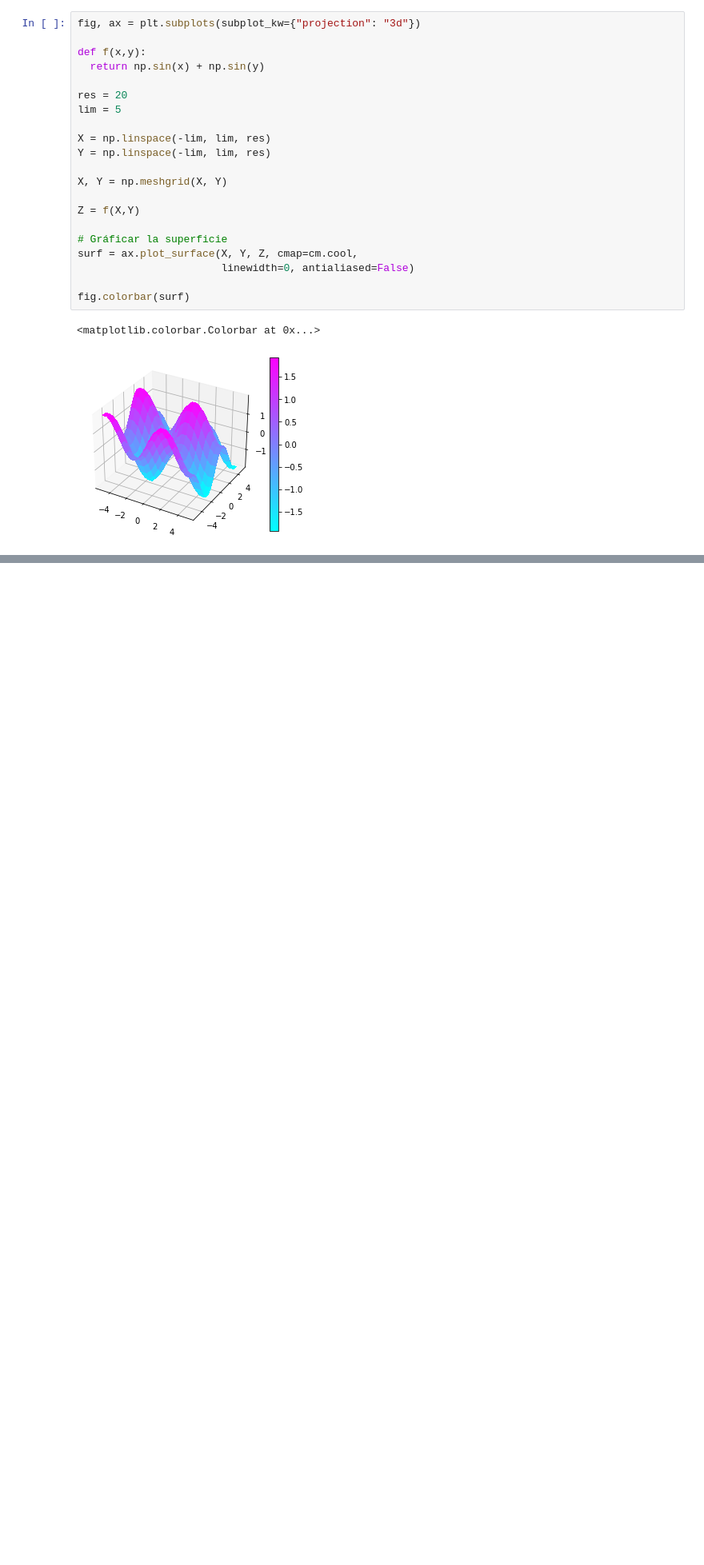
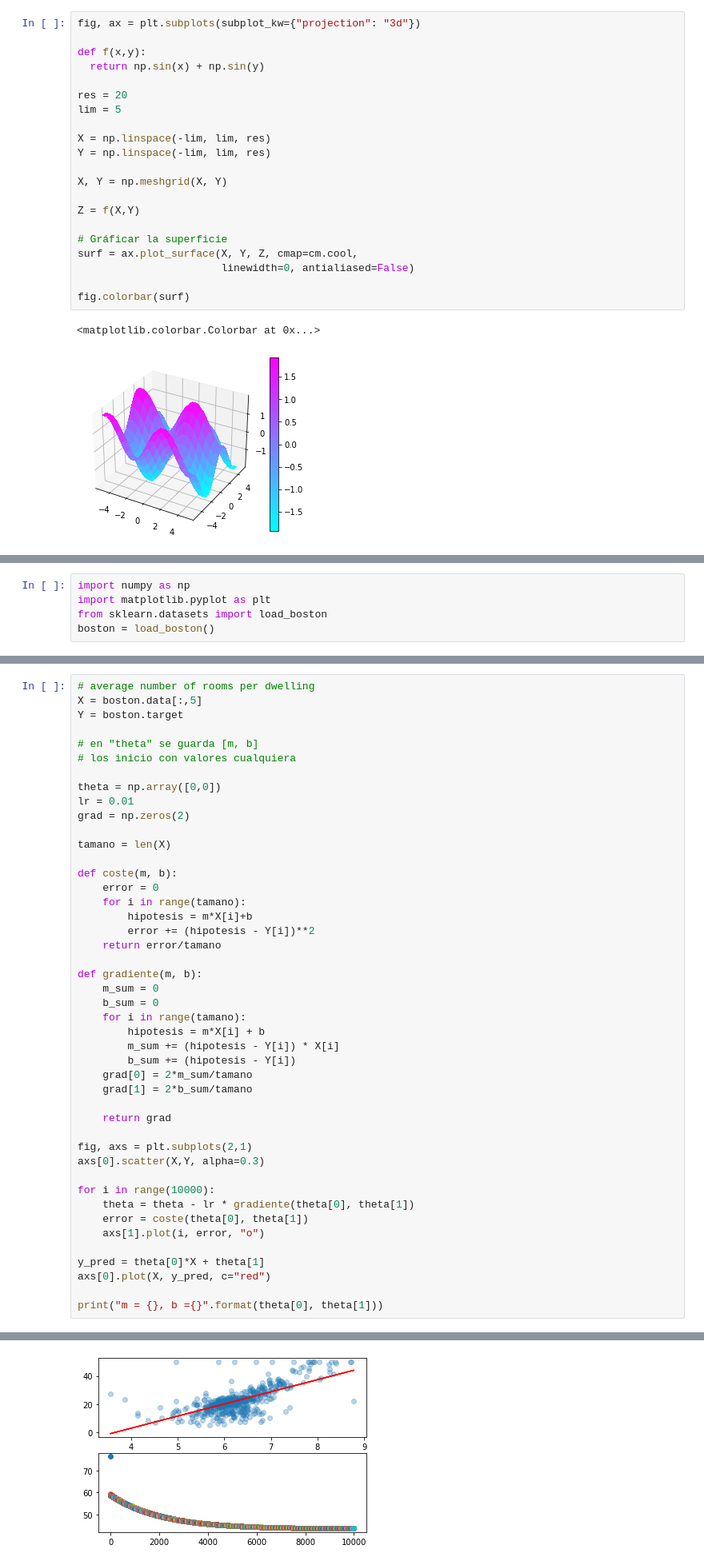
Before and after one commit to calderon9505/DataScience_Platzi, a Jupyter notebook: 05_Machine Learning/04_Gradiente.ipynb, the cells around one changed output, grey strips where cells are left out. Shown: that part at 80% size. Drawn from its saved outputs; the diff is of its cells as text; blank space fills up the shorter version.

```diff
--- a/05_Machine Learning/04_Gradiente.ipynb
+++ b/05_Machine Learning/04_Gradiente.ipynb
@@ -116,0 +178,5 @@ El punto mínimo se encuentra en:  [-1.57882028  4.67806367]
+# %%
+import numpy as np
+import matplotlib.pyplot as plt
+from sklearn.datasets import load_boston
+boston = load_boston()
@@ -116,0 +215,46 @@ El punto mínimo se encuentra en:  [-1.57882028  4.67806367]
+# %%
+# average number of rooms per dwelling
+X = boston.data[:,5]
+Y = boston.target
+
+# en "theta" se guarda [m, b]
+# los inicio con valores cualquiera
+
+theta = np.array([0,0])
+lr = 0.01
+grad = np.zeros(2)
+
+tamano = len(X)
+
+def coste(m, b):
+    error = 0
+    for i in range(tamano):
+        hipotesis = m*X[i]+b
+        error += (hipotesis - Y[i])**2
+    return error/tamano
+
+def gradiente(m, b):
+    m_sum = 0
+    b_sum = 0
+    for i in range(tamano):
+        hipotesis = m*X[i] + b
+        m_sum += (hipotesis - Y[i]) * X[i]
+        b_sum += (hipotesis - Y[i])
+    grad[0] = 2*m_sum/tamano
+    grad[1] = 2*b_sum/tamano
+
+    return grad
+
+fig, axs = plt.subplots(2,1)
+axs[0].scatter(X,Y, alpha=0.3)
+
+for i in range(10000):
+    theta = theta - lr * gradiente(theta[0], theta[1])
+    error = coste(theta[0], theta[1])
+    axs[1].plot(i, error, "o")
+
+y_pred = theta[0]*X + theta[1]
+axs[0].plot(X, y_pred, c="red")
+
+print("m = {}, b ={}".format(theta[0], theta[1]))
+# %% [output]
@@ -117,3 +262,4 @@ El punto mínimo se encuentra en:  [-1.57882028  4.67806367]
+[figure, added]
 # %% [markdown]
 <a style='text-decoration:none;line-height:16px;display:flex;color:#5B5B62;padding:10px;justify-content:end;' href='https://deepnote.com?utm_source=created-in-deepnote-cell&projectId=b06e2ad7-2e73-4529-91c1-8e44f8b5881a' target="_blank">
 <img alt='Created in deepnote.com' style='display:inline;max-height:16px;margin:0px;margin-right:7.5px;' src='embedded-picture-1' > </img>
```
Also changed, not shown: parts of 9 cells of this notebook, 1 other file.
